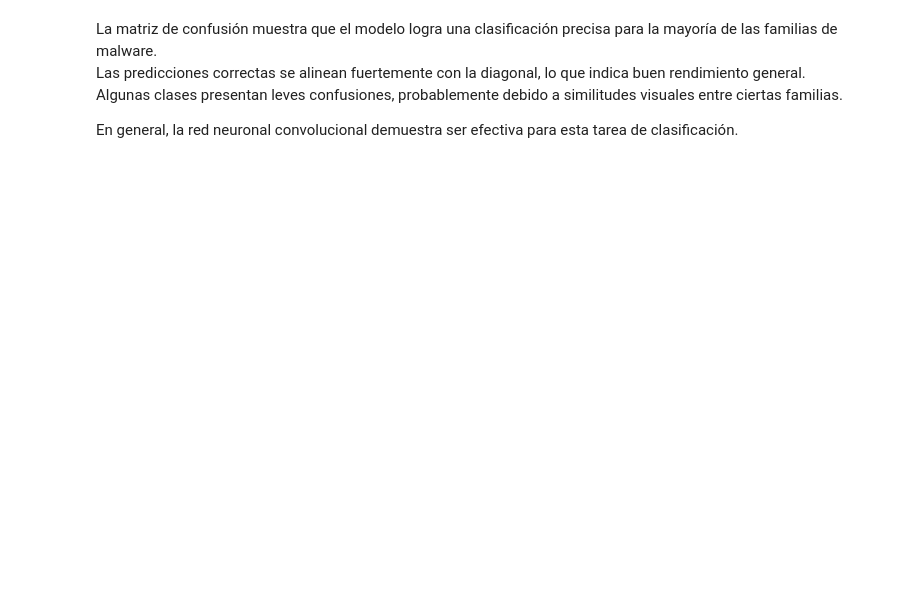
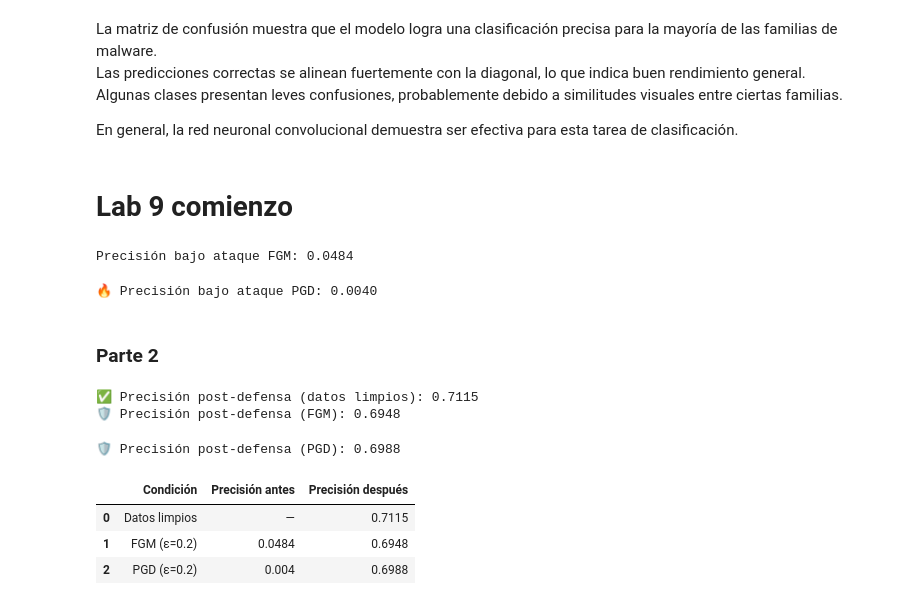
Before and after one commit to mvrcentes/Security_Data_Science, a Jupyter notebook: La8.ipynb, the cells around one changed output. Drawn from its saved outputs; the diff is of its cells as text; code cells hidden in the pictures; blank space fills up the shorter version.

```diff
--- a/La8.ipynb
+++ b/La8.ipynb
@@ -274,0 +271,2 @@ En general, la red neuronal convolucional demuestra ser efectiva para esta tarea
+# %% [markdown]
+# Lab 9 comienzo
@@ -274,0 +285,36 @@ En general, la red neuronal convolucional demuestra ser efectiva para esta tarea
+# %%
+from art.attacks.evasion import FastGradientMethod
+
+#Crear el ataque
+attack_fgm = FastGradientMethod(estimator=classifier, eps=0.2)
+
+#Generar muestras adversarias
+X_test_adv_fgm = attack_fgm.generate(x=X_test)
+
+#Predecir con el modelo sobre las muestras adversarias
+preds_adv = classifier.predict(X_test_adv_fgm)
+
+# 4. Evaluar precisión
+acc_adv = np.sum(np.argmax(preds_adv, axis=1) == y_test) / y_test.shape[0]
+print(f"Precisión bajo ataque FGM: {acc_adv:.4f}")
+# %% [output]
+Precisión bajo ataque FGM: 0.0484
+# %%
+from art.attacks.evasion import ProjectedGradientDescent
+
+# Crear el ataque
+attack_pgd = ProjectedGradientDescent(estimator=classifier, eps=0.2, max_iter=40)
+
+# Generar muestras adversarias
+X_test_adv_pgd = attack_pgd.generate(x=X_test)
+
+# Predecir
+preds_adv_pgd = classifier.predict(X_test_adv_pgd)
+
+#Evaluar precisión
+acc_adv_pgd = np.sum(np.argmax(preds_adv_pgd, axis=1) == y_test) / y_test.shape[0]
+print(f"🔥 Precisión bajo ataque PGD: {acc_adv_pgd:.4f}")
+# %% [output]
+🔥 Precisión bajo ataque PGD: 0.0040
+# %% [markdown]
+### Parte 2
@@ -274,0 +346,38 @@ En general, la red neuronal convolucional demuestra ser efectiva para esta tarea
+# %%
+# Eval en datos normales
+pred_clean = classifier.predict(X_test)
+acc_clean = np.sum(np.argmax(pred_clean, axis=1) == y_test) / y_test.shape[0]
+print(f"✅ Precisión post-defensa (datos limpios): {acc_clean:.4f}")
+
+# Eval contra ataque FGM
+X_test_adv_defended = attack_fgm.generate(x=X_test)
+pred_adv = classifier.predict(X_test_adv_defended)
+acc_adv = np.sum(np.argmax(pred_adv, axis=1) == y_test) / y_test.shape[0]
+print(f"🛡️ Precisión post-defensa (FGM): {acc_adv:.4f}")
+
+# Eval contra ataque PGD (opcional)
+X_test_adv_pgd_defended = attack_pgd.generate(x=X_test)
+pred_adv_pgd = classifier.predict(X_test_adv_pgd_defended)
+acc_adv_pgd = np.sum(np.argmax(pred_adv_pgd, axis=1) == y_test) / y_test.shape[0]
+print(f"🛡️ Precisión post-defensa (PGD): {acc_adv_pgd:.4f}")
+# %% [output]
+✅ Precisión post-defensa (datos limpios): 0.7115
+🛡️ Precisión post-defensa (FGM): 0.6948
+🛡️ Precisión post-defensa (PGD): 0.6988
+# %%
+import pandas as pd
+
+# Resultados antes y después de la defensa
+resultados = {
+    "Condición": ["Datos limpios", "FGM (ε=0.2)", "PGD (ε=0.2)"],
+    "Precisión antes": ["—", 0.0484, 0.0040],
+    "Precisión después": [0.7115, 0.6948, 0.6988]
+}
+
+df_resultados = pd.DataFrame(resultados)
+display(df_resultados)
+# %% [output]
+|  | Condición | Precisión antes | Precisión después |
+| 0 | Datos limpios | — | 0.7115 |
+| 1 | FGM (ε=0.2) | 0.0484 | 0.6948 |
+| 2 | PGD (ε=0.2) | 0.004 | 0.6988 |
```
Also changed, not shown: parts of 11 cells of this notebook, 1 other file.
